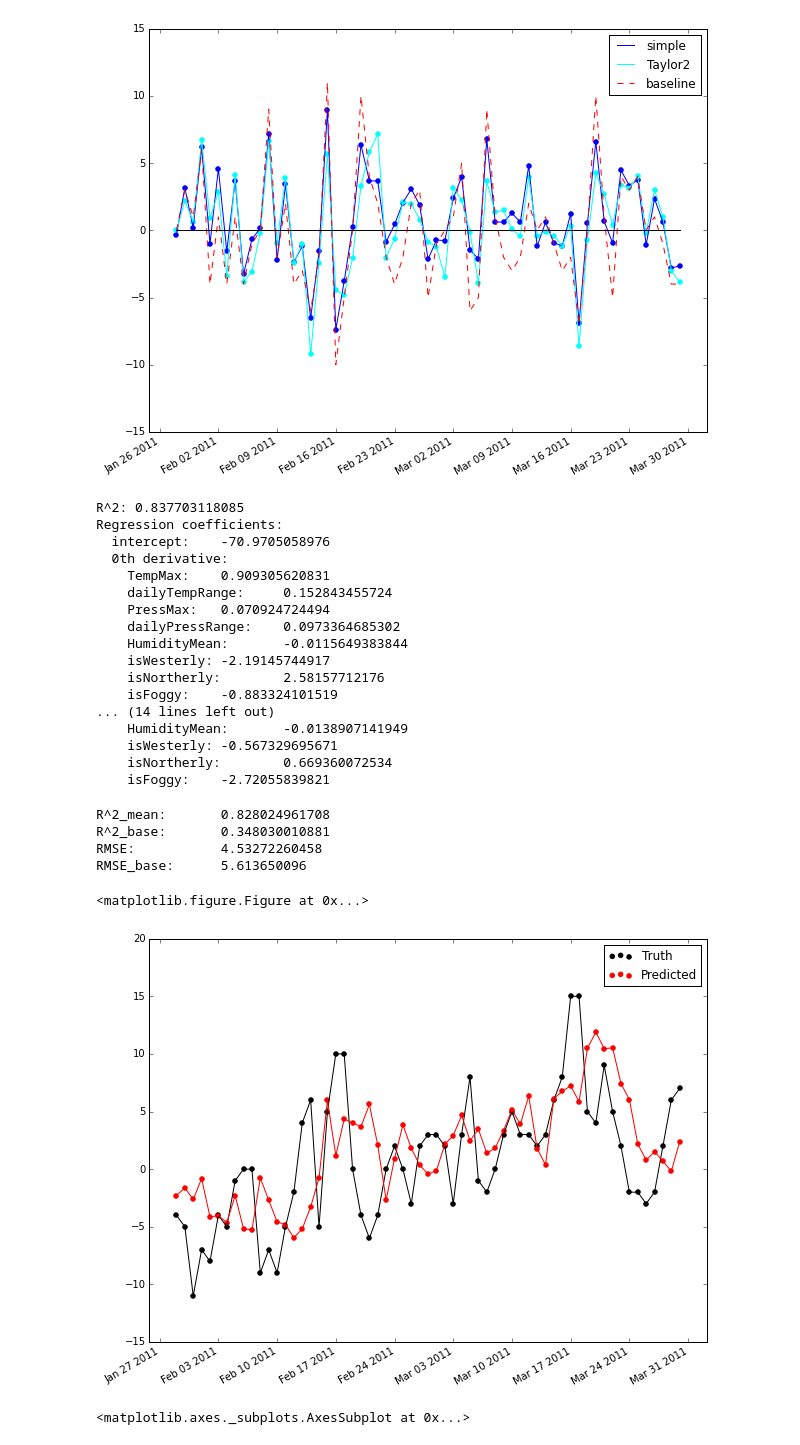
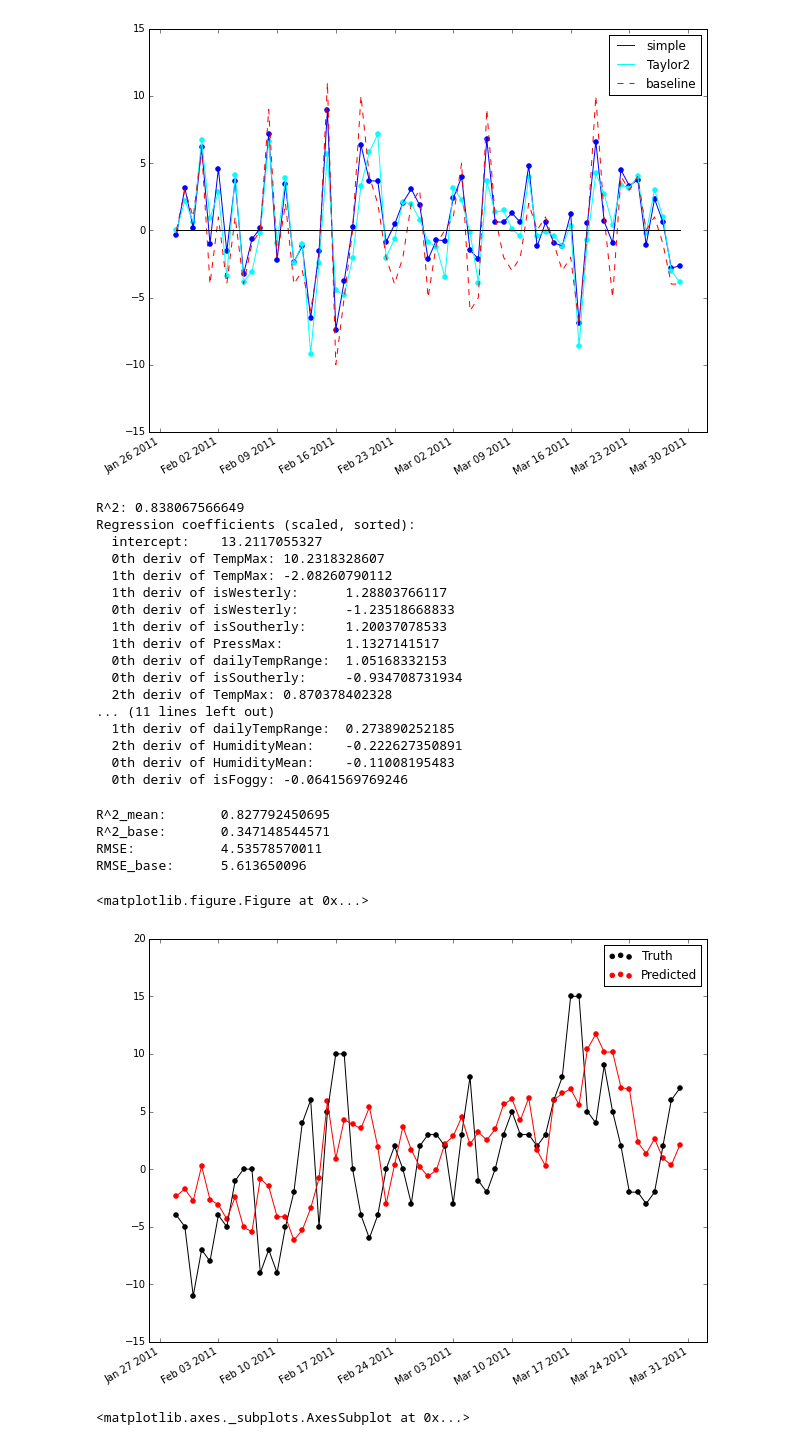
Before and after one commit to majorgowan/wpwp, a Jupyter notebook: Scraping/Notebooks/wU_Regression_models.ipynb, the cells around one changed output. Saved outputs shown, nothing was run; the diff lists cells and outputs as text; code cells hidden in the pictures.

Commit message:
lots of progress! Better isMissing detection (though ad hoc), scaled features in regression, notebooks boffo

```diff
--- a/Scraping/Notebooks/wU_Regression_models.ipynb
+++ b/Scraping/Notebooks/wU_Regression_models.ipynb
@@ -124,40 +124,40 @@ plt.show()
 [figure]
 # %%
 # using data from one city on multiple days ("Taylor model") ... predict two-days ahead
-featureData, target, regr, model_params = Reg.oneCityTaylorModel('CYYZ','2005-01-01','2010-12-31',\
-                                                                 ['TempMax','dailyTempRange',\
-                                                                  'PressMax','dailyPressRange',\
-                                                                  'HumidityMean',\
-                                                                  'isWesterly','isNortherly',\
-                                                                  'isFoggy'],targetVar='TempMax',lag=2,order=2)
+featureData, target, model_params = Reg.oneCityTaylorModel('CYYZ','2005-01-01','2010-12-31',\
+                                                           ['TempMax','dailyTempRange',\
+                                                           'PressMax','dailyPressRange',\
+                                                           'HumidityMean',\
+                                                           'isWesterly','isSoutherly',\
+                                                           'isFoggy'],targetVar='TempMax',lag=2,order=2,scale=True)
 # %% [output]
-R^2: 0.837703118085
-Regression coefficients:
-  intercept:    -70.9705058976
-  0th derivative:
-    TempMax:    0.909305620831
-    dailyTempRange:     0.152843455724
-    PressMax:   0.070924724494
-    dailyPressRange:    0.0973364685302
-    HumidityMean:       -0.0115649383844
-    isWesterly: -2.19145744917
-    isNortherly:        2.58157712176
-    isFoggy:    -0.883324101519
-... (14 lines left out)
-    HumidityMean:       -0.0138907141949
-    isWesterly: -0.567329695671
-    isNortherly:        0.669360072534
-    isFoggy:    -2.72055839821
+R^2: 0.838067566649
+Regression coefficients (scaled, sorted):
+  intercept:    13.2117055327
+  0th deriv of TempMax: 10.2318328607
+  1th deriv of TempMax: -2.08260790112
+  1th deriv of isWesterly:      1.28803766117
+  0th deriv of isWesterly:      -1.23518668833
+  1th deriv of isSoutherly:     1.20037078533
+  1th deriv of PressMax:        1.1327141517
+  0th deriv of dailyTempRange:  1.05168332153
+  0th deriv of isSoutherly:     -0.934708731934
+  2th deriv of TempMax: 0.870378402328
+... (11 lines left out)
+  1th deriv of dailyTempRange:  0.273890252185
+  2th deriv of HumidityMean:    -0.222627350891
+  0th deriv of HumidityMean:    -0.11008195483
+  0th deriv of isFoggy: -0.0641569769246
 # %%
-date_list, pred, target = Reg.oneCityTaylorPredict(regr, model_params, \
+date_list, pred, target = Reg.oneCityTaylorPredict(model_params, \
                                                    '2011-01-01', '2012-12-31', \
                                                    actual=True)
 Reg.plotModelPred(date_list, pred, target, startIndex=24, endIndex=85)
 # %% [output]
-R^2_mean:       0.828024961708
-R^2_base:       0.348030010881
-RMSE:           4.53272260458
+R^2_mean:       0.827792450695
+R^2_base:       0.347148544571
+RMSE:           4.53578570011
 RMSE_base:      5.613650096
 <matplotlib.figure.Figure at 0x...>
-[figure, old version]
+[figure, new version]
 <matplotlib.axes._subplots.AxesSubplot at 0x...>
```
Also changed, not shown: parts of 14 cells of this notebook, 8 other files.
